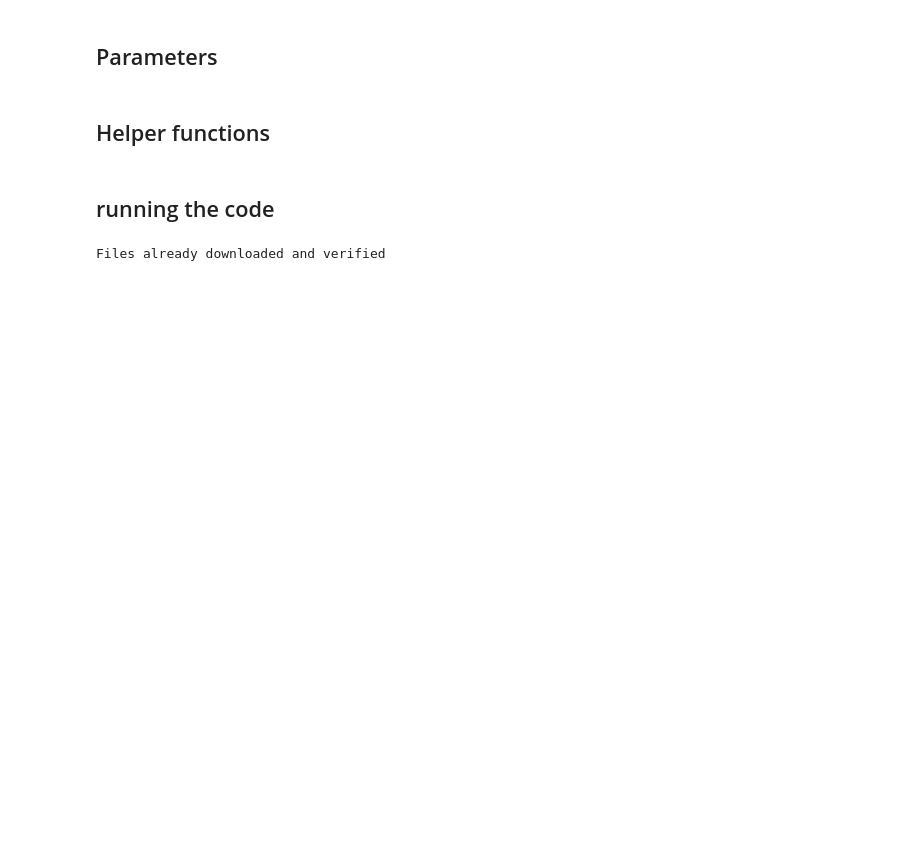
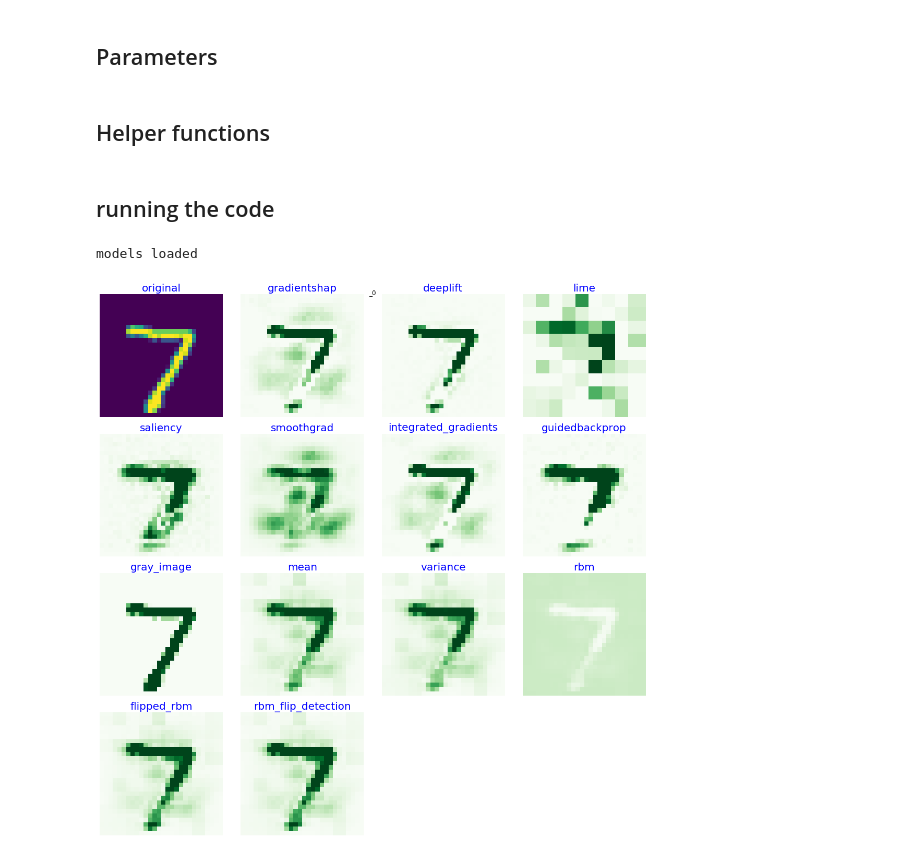
Before and after one commit to JohanvandenHeuvel/AggregationOfLocalExplanations, a Jupyter notebook: example.ipynb, the cells around one changed output. Drawn from its saved outputs; the diff is of its cells as text; code cells hidden in the pictures; blank space fills up the shorter version.

Commit message:
Add plots to notebook

```diff
--- a/example.ipynb
+++ b/example.ipynb
@@ -23,10 +23,10 @@ cuda:0
 ## Parameters
 # %%
 params = {
-    "model": "Resnet18_cifar10",
-    "dataset": "cifar10",
-    "batch_size": 20,
-    "max_nr_batches": 50,  # -1 for no early stopping
+    "model": "mnist_model",
+    "dataset": "mnist",
+    "batch_size": 5,
+    "max_nr_batches": 2,  # -1 for no early stopping
     "attribution_methods": [
         "gradientshap",
         "deeplift",
@@ -51,7 +51,7 @@ params = {
     "package_size": 1,
     "irof_segments": 60,
     "irof_sigma": 4,
-    "batches_to_plot": [],
+    "batches_to_plot": [0],
 }
 # %%
 attribution_params = {
@@ -80,8 +80,8 @@ rbm_params = {
 # %% [markdown]
 ## Helper functions
 # %%
-def plot(images, raw_images, attributions, ensemble_attributions, plot_text=""):
-    for idx in range(len(images)):
+def plot(raw_images, attributions, ensemble_attributions, plot_text=""):
+    for idx in range(attributions.shape[1]):
         # idx = 0  # first image of the batch
         orig_image = raw_images[idx].detach().cpu().numpy()
         orig_image = orig_image.transpose(1, 2, 0)
@@ -89,6 +89,7 @@ def plot(images, raw_images, attributions, ensemble_attributions, plot_text=""):
         if orig_image.shape[2] == 1:
             orig_image = orig_image.reshape(orig_image.shape[0:2])
         images = [orig_image]
+
 
         # one image for every attribution method
         for j, title in enumerate(params["attribution_methods"]):
@@ -105,6 +106,15 @@ def plot(images, raw_images, attributions, ensemble_attributions, plot_text=""):
         # Remove the randoms step 2
         non_random = np.array(["noise" not in t for t in params["attribution_methods"]])
         attr_methods = np.array(params["attribution_methods"])[non_random]
+
+        my_plot(
+            images,
+            ["original"]
+            + list(attr_methods)
+            + params["ensemble_methods"]
+            + ["flipped_rbm"],
+            main_title=f"{plot_text}_{idx}",
+        )
 # %%
 def my_plot(images, titles, main_title=""):
     # make a square
@@ -141,6 +151,8 @@ def my_plot(images, titles, main_title=""):
 # %%
 # classification model
 model = get_model(params["model"], device=device)
+# %% [output]
+models loaded
 # %%
 # dataset and which images to explain the classification for
 dataset = datasets.get_dataset(params["dataset"])
@@ -148,11 +160,16 @@ dataloader = torch.utils.data.DataLoader(
     dataset, batch_size=1, shuffle=False, num_workers=2
 )
 
+dataset_raw = datasets.get_dataset(params["dataset"], normalized=False)
+dataloader_raw = torch.utils.data.DataLoader(
+    dataset_raw, batch_size=1, shuffle=False, num_workers=2
+)
+
 img, label = next(iter(dataloader))
 img = img.to(device)
 label = label.to(device)
+
+raw_img = next(iter(dataloader_raw))[0]
-# %% [output]
-Files already downloaded and verified
 # %%
 ###########################
 #      attributions       #
@@ -184,3 +201,11 @@ ensemble_attributions = generate_ensembles(
 ensemble_attributions = normalize(
     params["normalization"], arr=ensemble_attributions
 )
+# %%
+plot(raw_img,
+     attributions,
+     ensemble_attributions,
+     plot_text=""
+)
+# %% [output]
+[figure, added]
```
Also changed, not shown: parts of 2 cells of this notebook, 1 other file.
